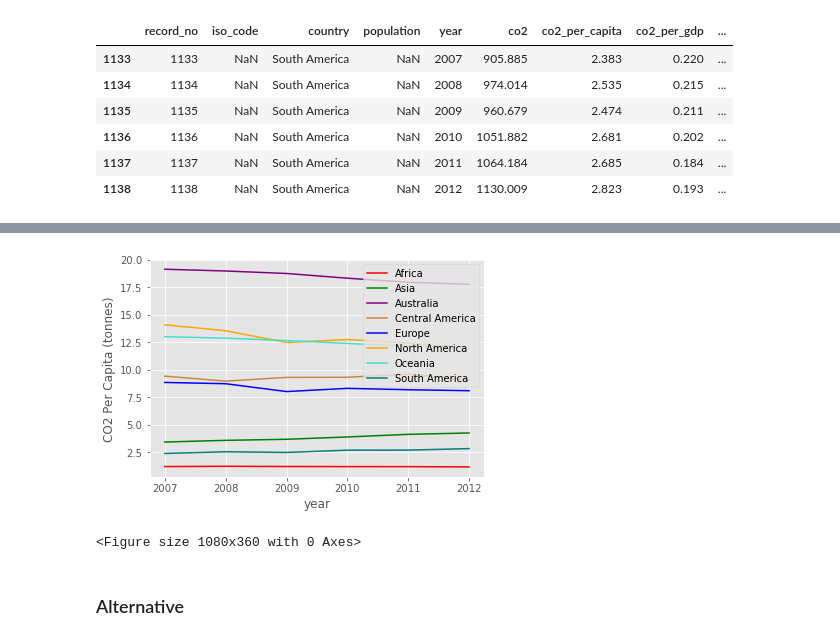
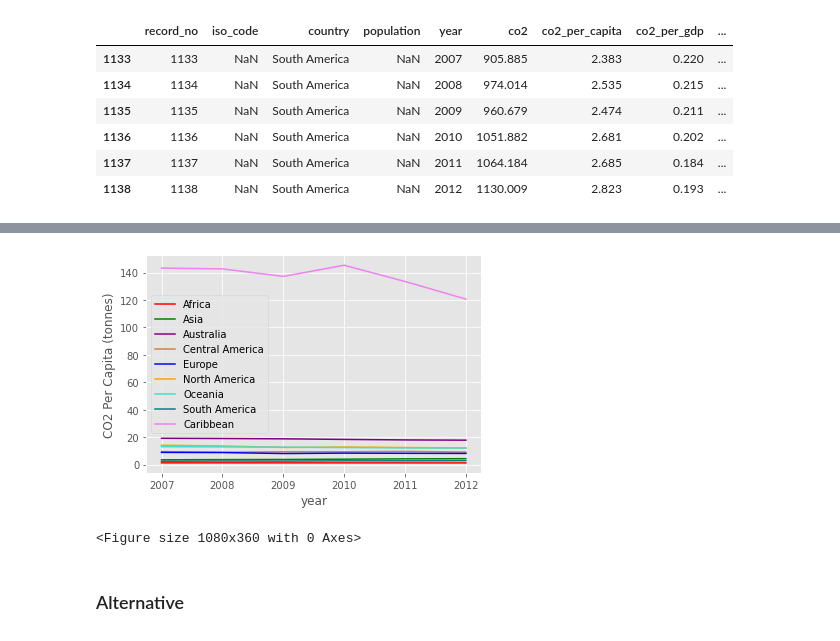
Before and after one commit to SoWhitIs/world_events_emissions, a Jupyter notebook: dev/script/eda/4_additional_EDA_geographic_region_plot_wdg.ipynb, the cells around one changed output, grey strips where cells are left out. Drawn from its saved outputs; the diff is of its cells as text; code cells hidden in the pictures.

```diff
--- a/dev/script/eda/4_additional_EDA_geographic_region_plot_wdg.ipynb
+++ b/dev/script/eda/4_additional_EDA_geographic_region_plot_wdg.ipynb
@@ -345,29 +343,29 @@ Text(0, 0.5, 'CO2 (million tonnes)')
 # %%
 # "test"  plot multiple regions
 axreg = plt.gca()
 axreg.set_ylabel("CO2 Per Capita (tonnes)")
 
 # #creating subplots
 # fig, axreg = plt.subplots(2)
 # axreg[0].plot(ax6_b,ax7 )
 # axreg[1].plot(ax5,ax4 )
 
 
-africa_df.plot.line(x="year",y="co2_per_capita", color= 'red', label='Africa', ax=axreg)
-asia_df.plot.line(x="year",y="co2_per_capita", color= 'green', label='Asia', ax=axreg)
+africa_df.plot.line(x="year",y= "co2_per_capita", color= 'red', label='Africa', ax=axreg)
+asia_df.plot.line(x="year",y="co2_per_capita" ,color= 'green', label='Asia', ax=axreg)
 australia_df.plot.line(x="year",y="co2_per_capita", color= 'purple', label='Australia', ax=axreg)
 # caribbean_df.plot.line(x="year",y="co2_per_capita", color= 'violet',label='Caribbean', ax=axreg)
 central_america_df.plot.line(x="year",y="co2_per_capita", color= 'peru',label='Central America', ax=axreg)
 europe_df.plot.line(x="year",y="co2_per_capita", color= 'blue',label='Europe', ax=axreg)
 north_america_df.plot.line(x="year",y="co2_per_capita", color= 'orange',label='North America', ax=axreg)
 oceania_df.plot.line(x="year",y="co2_per_capita", color= 'turquoise', label='Oceania', ax=axreg)
 south_america_df.plot.line(x="year",y="co2_per_capita", color= 'teal', label='South America', ax=axreg)
-
+caribbean_df.plot.line(x="year",y="co2_per_capita", color= 'violet',label='Caribbean', ax=axreg)
 
 plt.figure(figsize=(15,5))
 plt.show()
 # %% [output]
-[figure, old version]
+[figure, new version]
 <Figure size 1080x360 with 0 Axes>
 # %%
 #combine dataframes, change name of  "country" columns to "continent"
```
Also changed, not shown: parts of 12 cells of this notebook.
